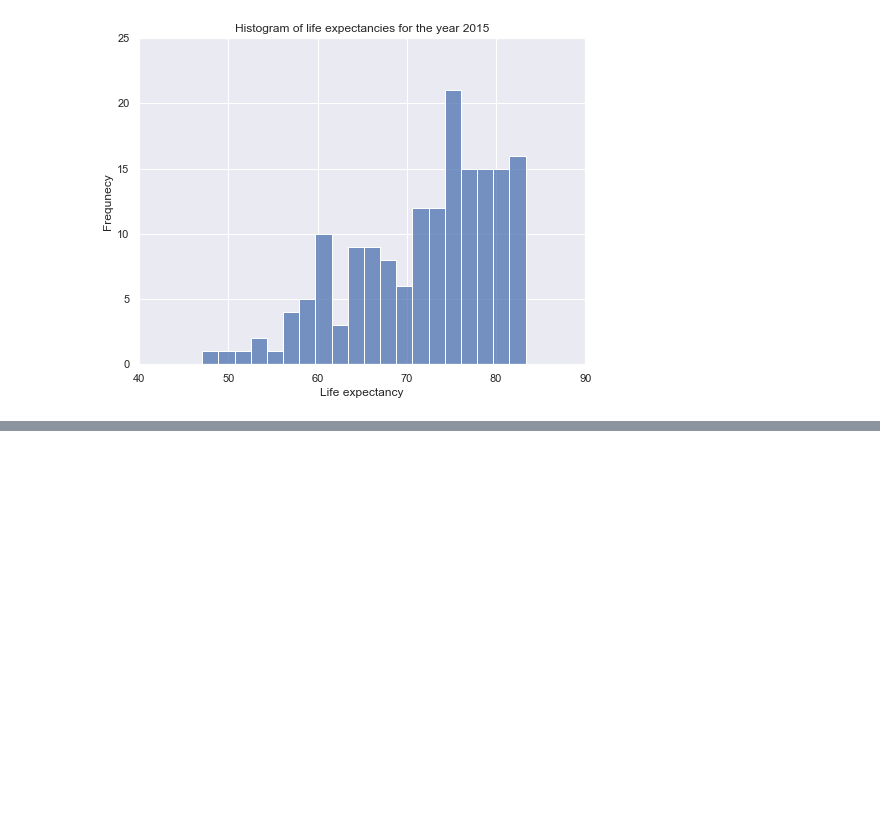
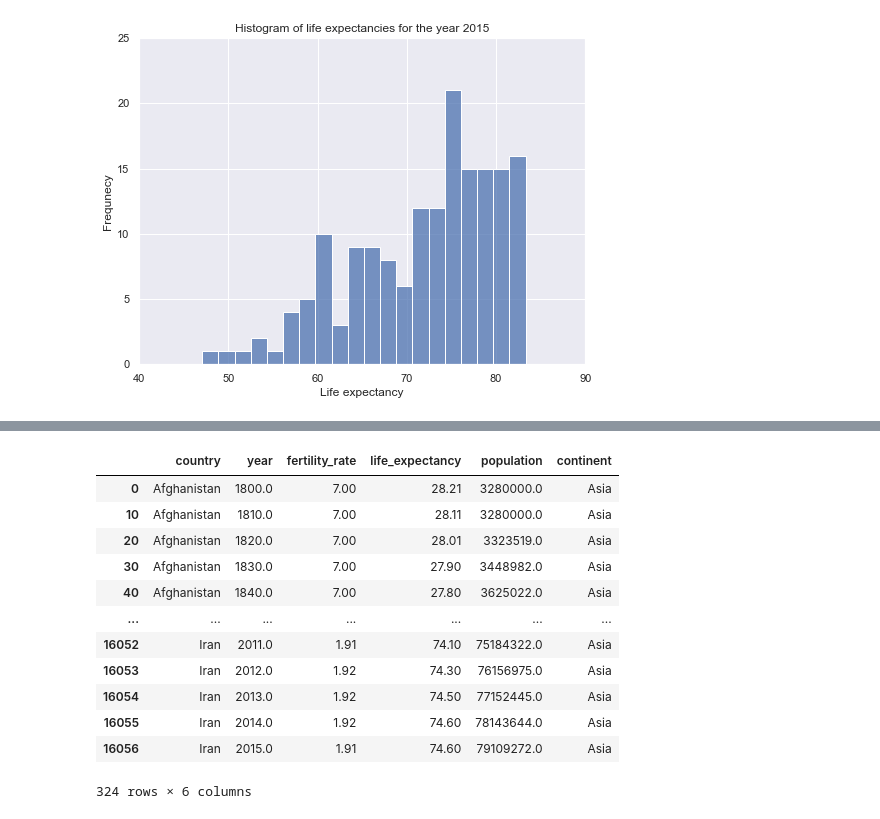
Before and after one commit to miladbehrooz/Gapminder_Analysis, a Jupyter notebook: notebook/gapminder_analysis.ipynb, the cells around one changed output, grey strips where cells are left out. Drawn from its saved outputs; the diff is of its cells as text; code cells hidden in the pictures; blank space fills up the shorter version.

```diff
--- a/notebook/gapminder_analysis.ipynb
+++ b/notebook/gapminder_analysis.ipynb
@@ -321,0 +350,16 @@ plt.axis([40,90,0,25]);
+# %%
+subset
+# %% [output]
+|  | country | year | fertility_rate | life_expectancy | population | continent |
+| 0 | Afghanistan | 1800.0 | 7.00 | 28.21 | 3280000.0 | Asia |
+| 10 | Afghanistan | 1810.0 | 7.00 | 28.11 | 3280000.0 | Asia |
+| 20 | Afghanistan | 1820.0 | 7.00 | 28.01 | 3323519.0 | Asia |
+| 30 | Afghanistan | 1830.0 | 7.00 | 27.90 | 3448982.0 | Asia |
+| 40 | Afghanistan | 1840.0 | 7.00 | 27.80 | 3625022.0 | Asia |
+| ... | ... | ... | ... | ... | ... | ... |
+| 16052 | Iran | 2011.0 | 1.91 | 74.10 | 75184322.0 | Asia |
+| 16053 | Iran | 2012.0 | 1.92 | 74.30 | 76156975.0 | Asia |
+| 16054 | Iran | 2013.0 | 1.92 | 74.50 | 77152445.0 | Asia |
+| 16055 | Iran | 2014.0 | 1.92 | 74.60 | 78143644.0 | Asia |
+| 16056 | Iran | 2015.0 | 1.91 | 74.60 | 79109272.0 | Asia |
+324 rows × 6 columns
```
Also changed, not shown: parts of 8 cells of this notebook.
